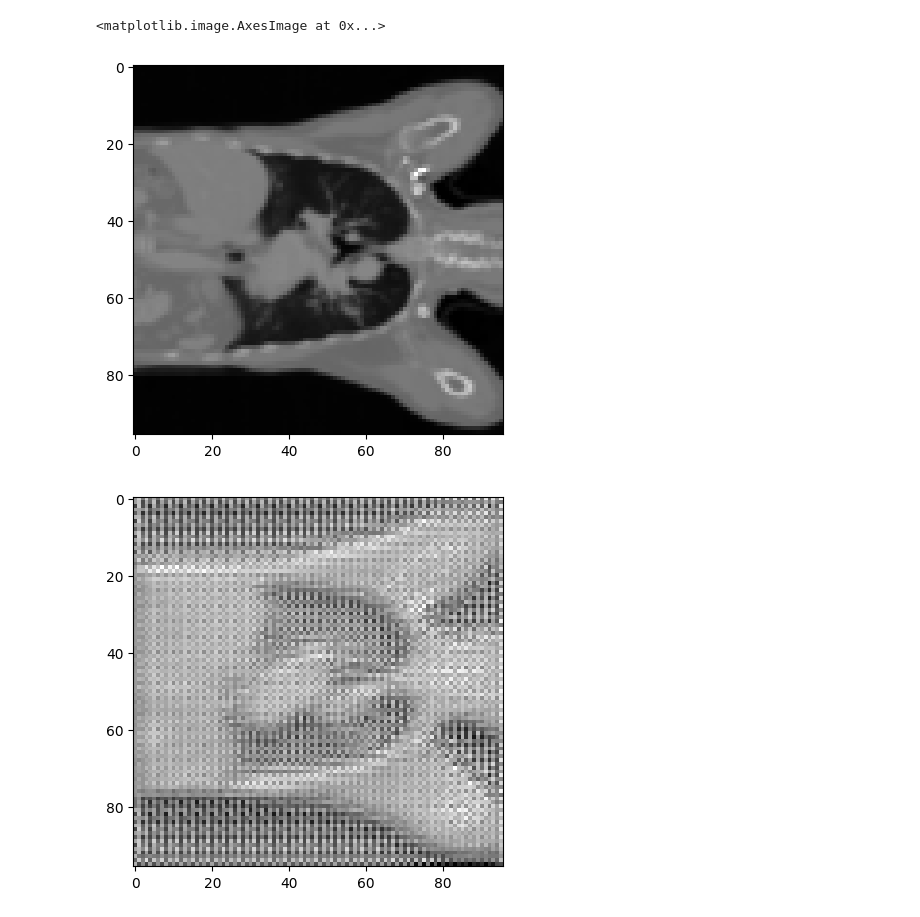
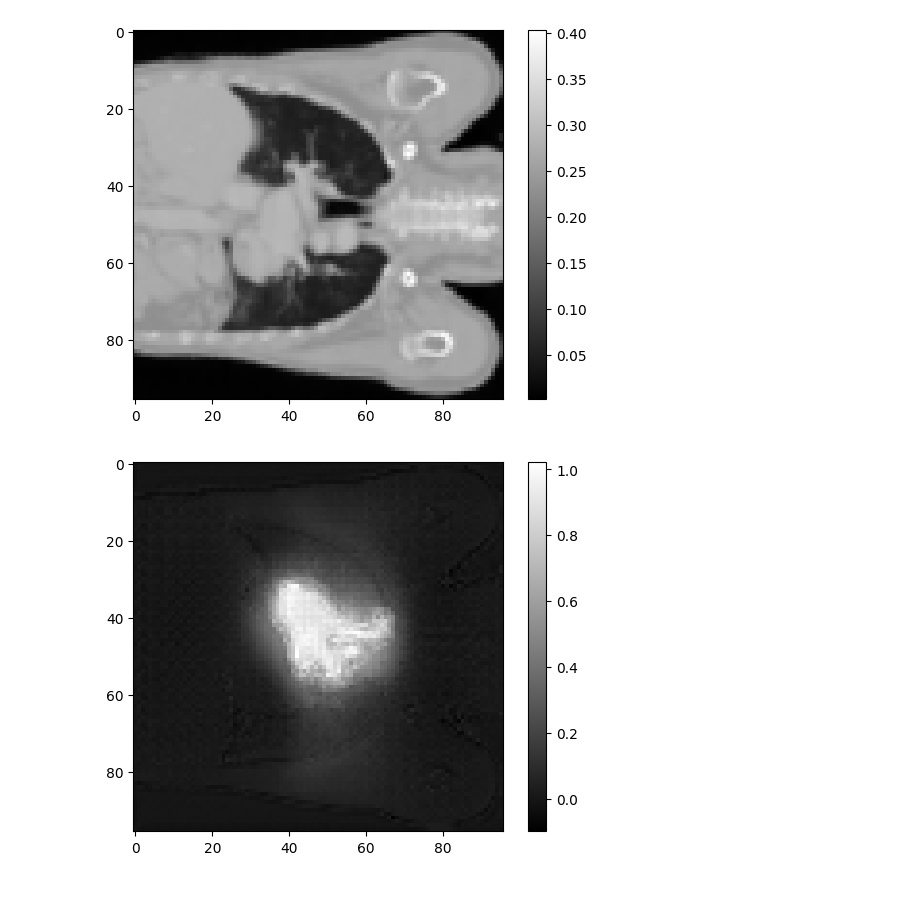
Before and after one commit to nuaazs/ScanNetAI, a Jupyter notebook: egs/ct2dose/check.ipynb, the cells around one changed output. Drawn from its saved outputs; the diff is of its cells as text; code cells hidden in the pictures.

Commit message:
update ct2dose datasets

```diff
--- a/egs/ct2dose/check.ipynb
+++ b/egs/ct2dose/check.ipynb
@@ -4,26 +42,37 @@ import matplotlib.pyplot as plt
 # %%
-img = "/home/zhaosheng/Documents/ScanNetAI/egs/ct2dose/exp/unetr/eval_niis/1/0000/image.npy"
-label = "/home/zhaosheng/Documents/ScanNetAI/egs/ct2dose/exp/unetr/eval_niis/1/0000/label.npy"
-pred = "/home/zhaosheng/Documents/ScanNetAI/egs/ct2dose/exp/unetr/eval_niis/1/0000/pred.npy"
+root = "./exp/unetr/eval_niis/50/0002_0001/"
+img = root + "image.npy"
+label = root + "label.npy"
+pred = root + "pred.npy"
+
+def load_nii_to_array(filename):
+    return np.load(filename)[0]
 
 # plot image
-img = np.load(img)
+img = load_nii_to_array(img)
 # print(img.shape)
-img = img[0, :, 50, :]
+img = img[:, 50, :]
 plt.figure()
 plt.imshow(img, cmap='gray')
+plt.colorbar()
+plt.show()
 
-pred = np.load(pred)
+pred = load_nii_to_array(pred)
 # print(pred.shape)
-pred = pred[0, :, 50, :]
+pred = pred[:, 50, :]
+
+
 plt.figure()
 plt.imshow(pred, cmap='gray')
+plt.colorbar()
+plt.show()
 
-label = np.load(label)
-label = label[0, :, 50, :]
+label = load_nii_to_array(label)
+label = label[:, 50, :]
 plt.figure()
 plt.imshow(label, cmap='gray')
+plt.colorbar()
+plt.show()
 # %% [output]
-<matplotlib.image.AxesImage at 0x...>
-[figure, old version]
+[figure, new version]
-[figure, old version]
+[figure, new version]
```
Also changed, not shown: parts of 3 cells of this notebook, 4 other files.
